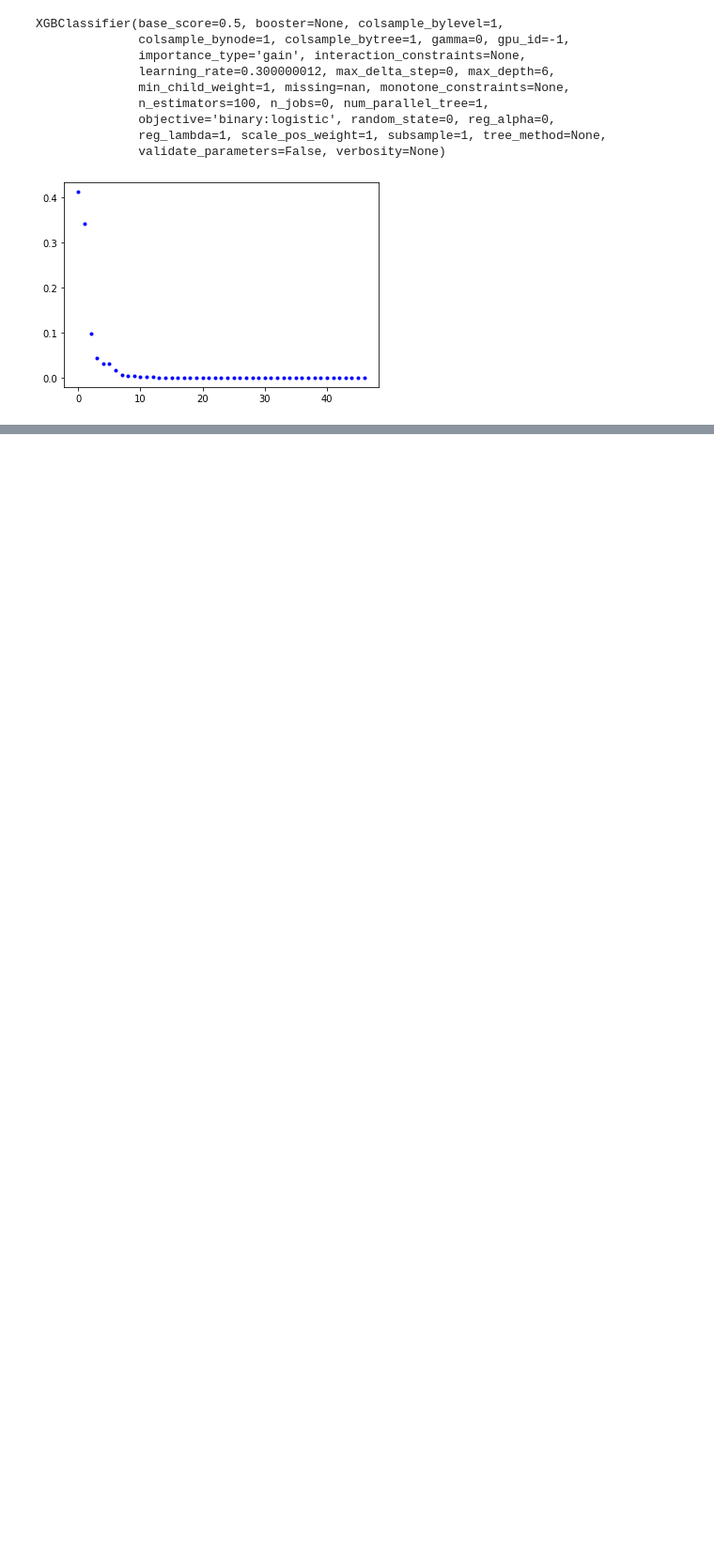
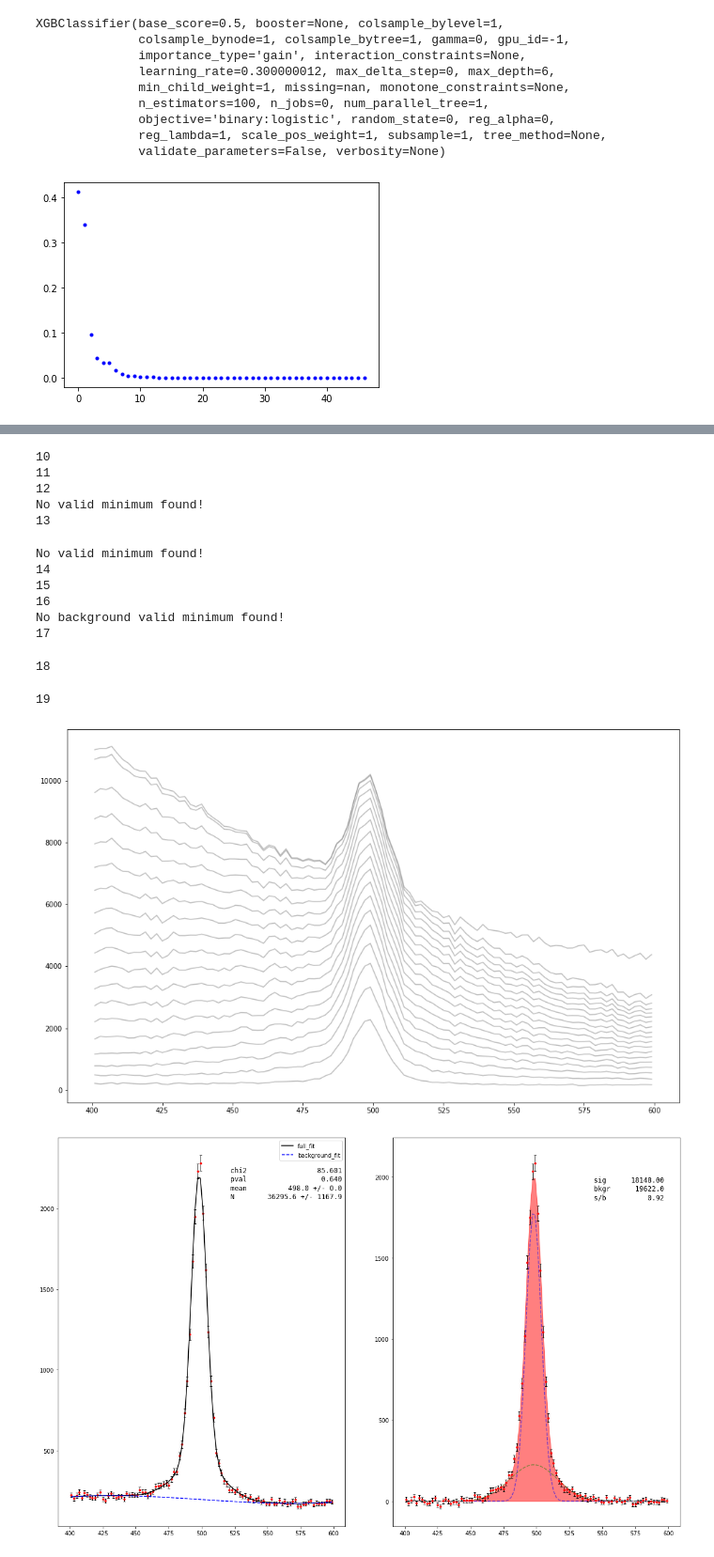
Before and after one commit to Vinther901/PUK, a Jupyter notebook: ROC_curves.ipynb, the cells around one changed output, grey strips where cells are left out. Shown at 94% size. Saved outputs shown, nothing was run; the diff lists cells and outputs as text; code cells hidden in the pictures; blank space fills up the shorter version.

```diff
--- a/ROC_curves.ipynb
+++ b/ROC_curves.ipynb
@@ -237,0 +252,26 @@ ax.hist(test_data.loc[p>0.2].v0_ks_mass,bins=100);
+# %%
+def ROC_data(mass, p):
+    tmp_p = np.sort(p)
+    p_ranges = tmp_p[np.linspace(0,len(tmp_p)-1,20,dtype=int)]
+
+    sig_count, bkgr_count = [], []
+    sig_count_err, bkgr_count_err = [], []
+
+    mass_fig, mass_ax = plt.subplots(figsize=(16,10))
+
+    for i, score in enumerate(p_ranges):
+        print(i)
+        vals, binc, binw = hm.hist(mass.loc[p<score],bins=100)
+        if all(vals == 0):
+            continue
+
+        mass_ax.plot(binc,vals,c='grey',alpha=0.5)
+
+        fig, ax, M, sig, bkgr = fit_mass2(binc,vals,np.sqrt(vals),plot=True)
+
+        sig_count.append(sig)
+        bkgr_count.append(bkgr)
+    return sig_count, bkgr_count
+# %%
+s, b = ROC_data(test_data.v0_ks_mass,p)
+# %% [output]
@@ -237,0 +289,15 @@ ax.hist(test_data.loc[p>0.2].v0_ks_mass,bins=100);
+10
+11
+12
+No valid minimum found!
+13
+No valid minimum found!
+14
+15
+16
+No background valid minimum found!
+17
+18
+19
+[figure, added]
+[figure, added]
```
Also changed, not shown: parts of 18 cells of this notebook, 1 other file.
